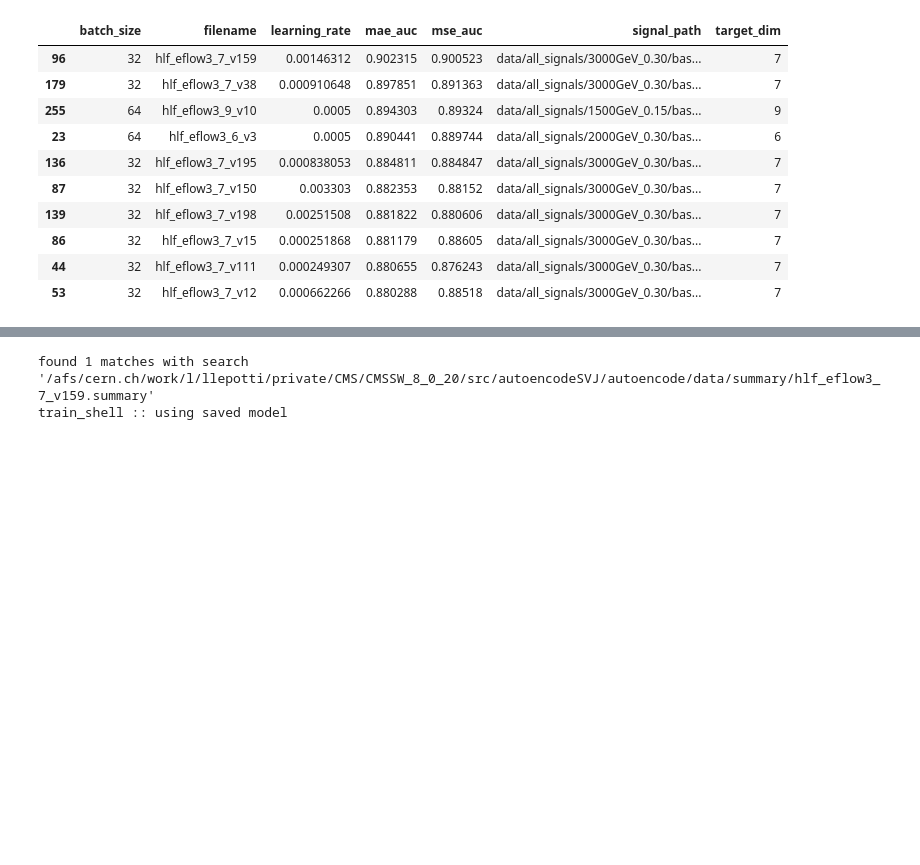
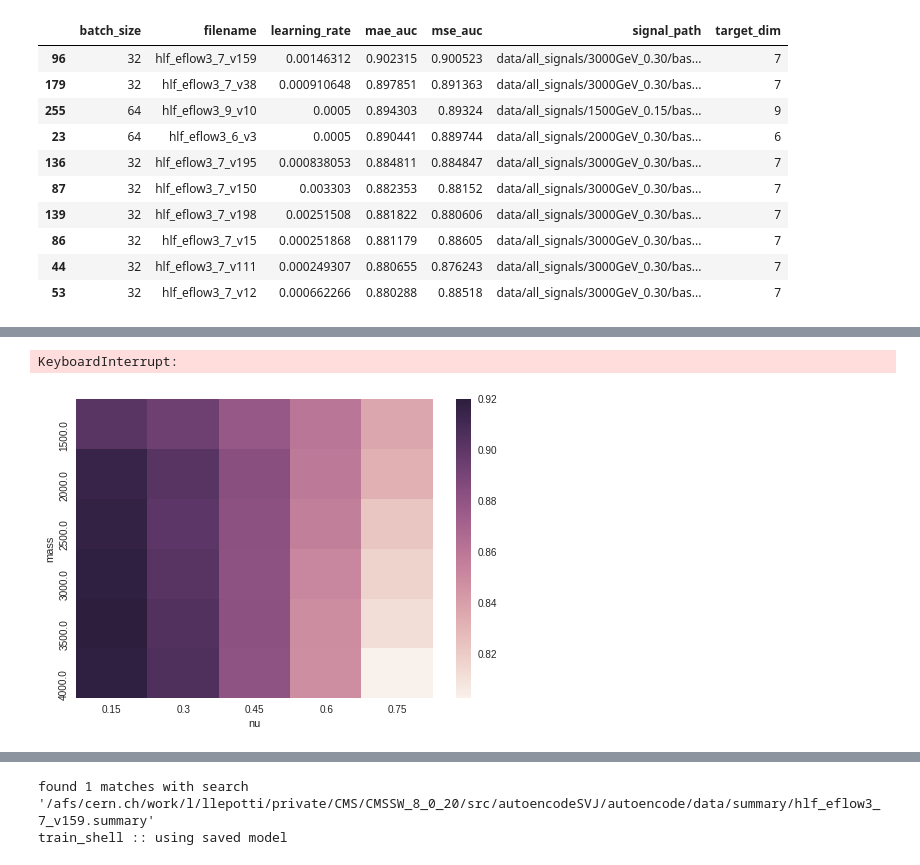
Before and after one commit to luclepot/SVJ, a Jupyter notebook: newplots.ipynb, the cells around one changed output, grey strips where cells are left out. Cells and saved outputs as stored; diff of their text form; code cells hidden in the pictures; blank space fills up the shorter version.

```diff
--- a/newplots.ipynb
+++ b/newplots.ipynb
@@ -137 +125,13 @@ train_shell :: using saved model
+# %%
+totals[0].auc.mean()
+# %% [output]
+KeyboardInterrupt:
+# %%
+import seaborn as sns
+
+sns.heatmap(fmt.pivot('mass', 'nu', 'auc'))
+
+plt.show()
+# %% [output]
+[figure, added]
 # %%
```
Also changed, not shown: parts of 17 cells of this notebook, 1 other file.
